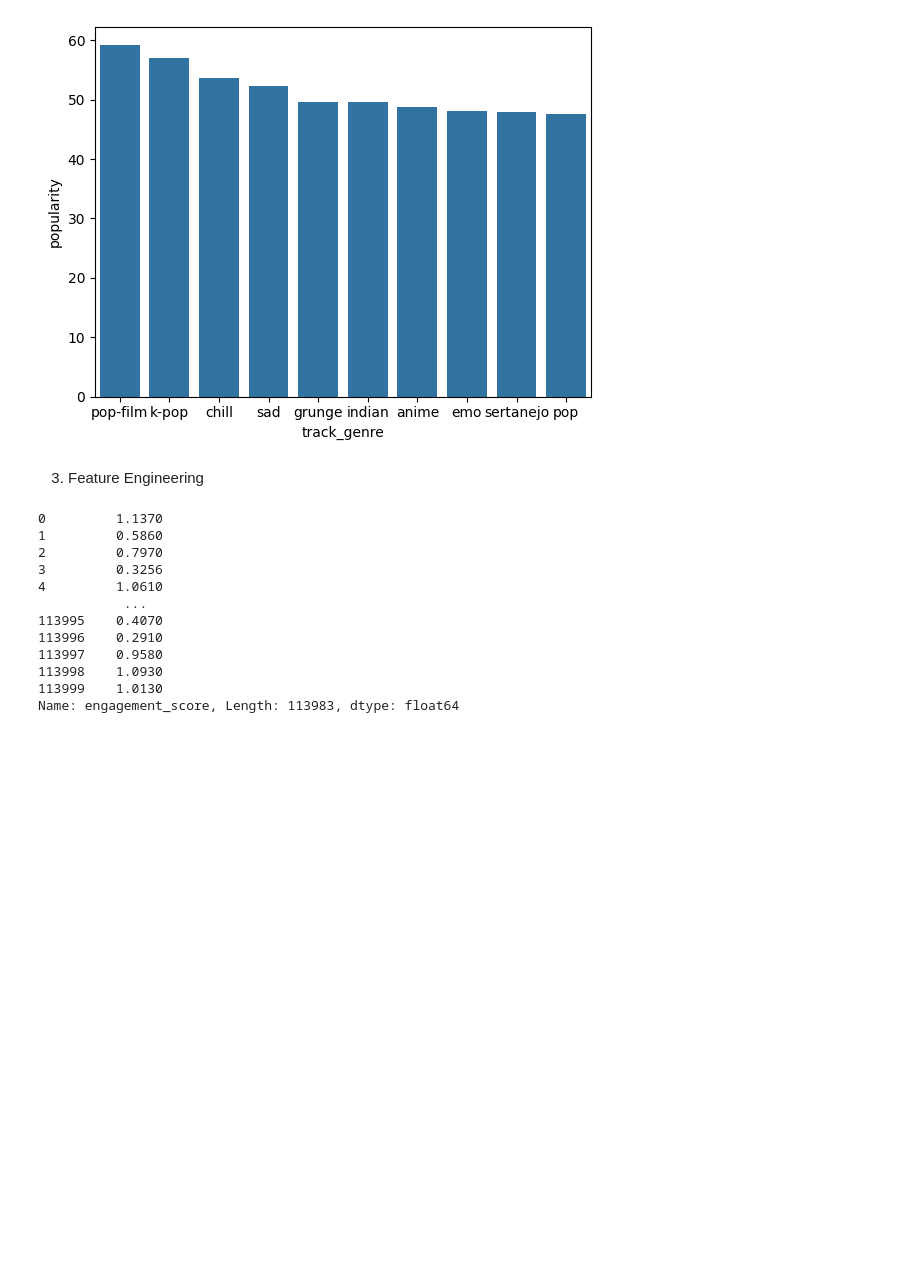
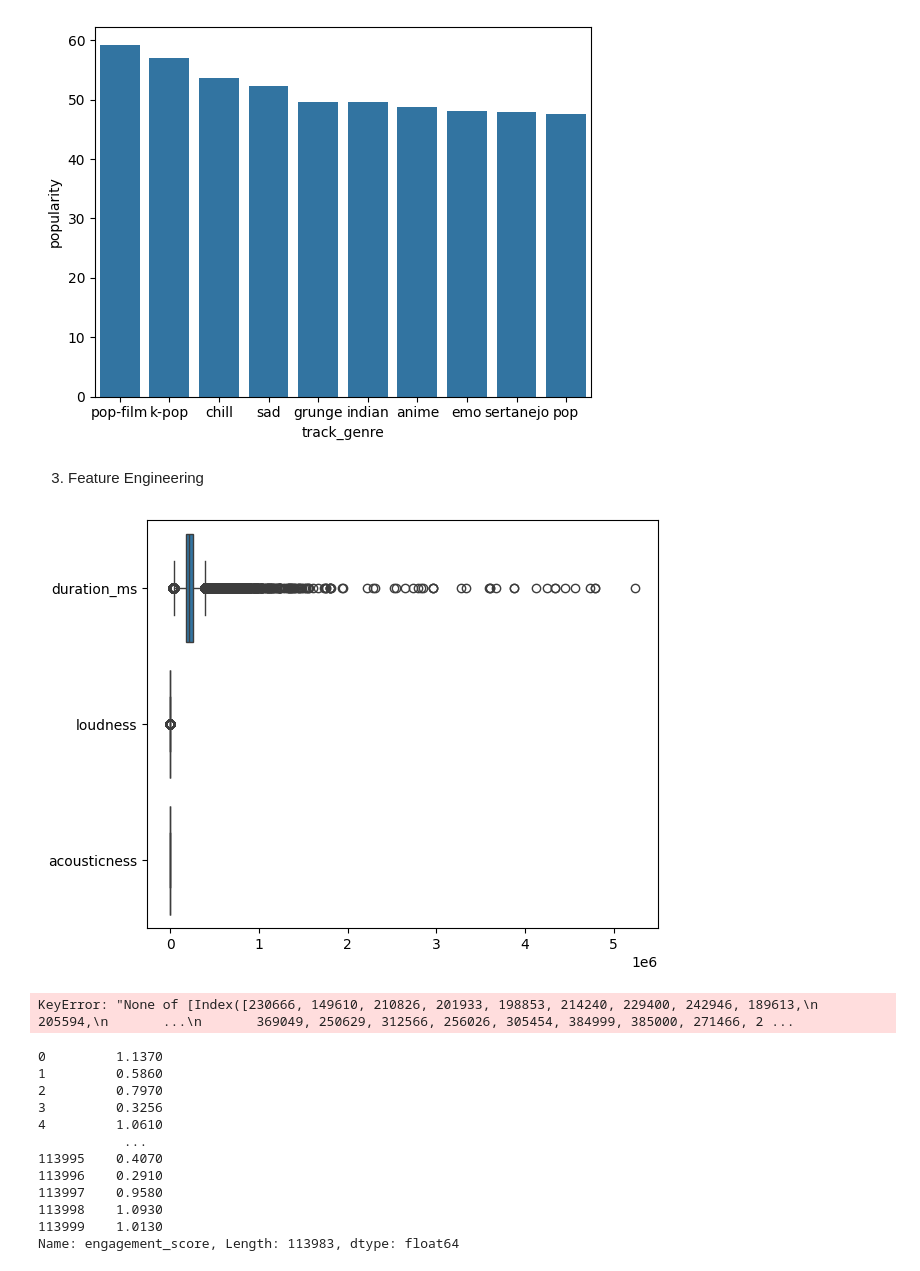
Before and after one commit to youngsun3454/spotify-hit-songs, a Jupyter notebook: notebooks.ipynb, the cells around one changed output. Drawn from its saved outputs; the diff is of its cells as text; code cells hidden in the pictures; blank space fills up the shorter version.

```diff
--- a/notebooks.ipynb
+++ b/notebooks.ipynb
@@ -101,8 +101,31 @@ sns.barplot(top_10)
 # %% [markdown]
 3. Feature Engineering
 # %%
-#normalization
-#use standard scalar to scale data for better accuracy
+#Are there outliers?
+sns.boxplot(data=df[['duration_ms', 'loudness', 'acousticness']], orient='h')
+plt.tight_layout()
+plt.show()
+# %% [output]
+[figure, added]
+# %%
+#Eliminate the outliers
+
+def remove_outliers(df, column):
+    Q1 = df[column].quantile(0.25)
+    Q3 = df[column].quantile(0.75)
+    IQR = Q3 - Q1
+    lower_bound = Q1 - 1.5 * IQR
+    upper_bound = Q3 + 1.5 * IQR
+    df_filtered = df[(df[column] >= lower_bound) & (df[column] <= upper_bound)]
+    return df_filtered
+
+# Remove outliers from duration_ms column
+# Pass column name as string, not the Series itself
+df_clean = remove_outliers(df, 'duration_ms')
+
+df_clean = remove_outliers(df, df['duration_ms'])
+# %% [output]
+KeyError: "None of [Index([230666, 149610, 210826, 201933, 198853, 214240, 229400, 242946, 189613,\n       205594,\n       ...\n       369049, 250629, 312566, 256026, 305454, 384999, 385000, 271466, 2 ...
 # %%
 #one-hot encoding of the musical genres
 df_encoded = df.copy()
```
Also changed, not shown: parts of 17 cells of this notebook.
